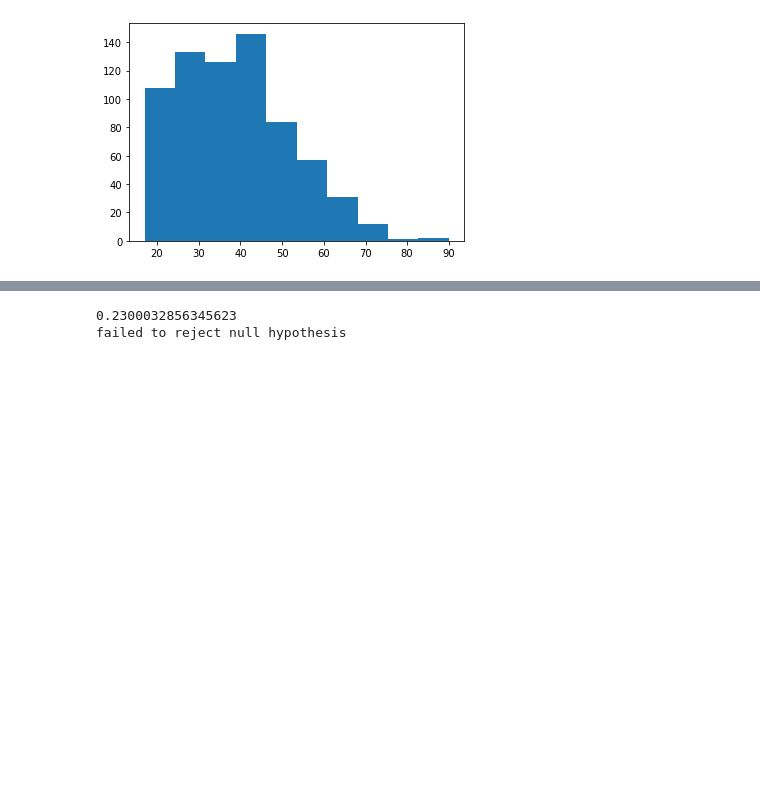
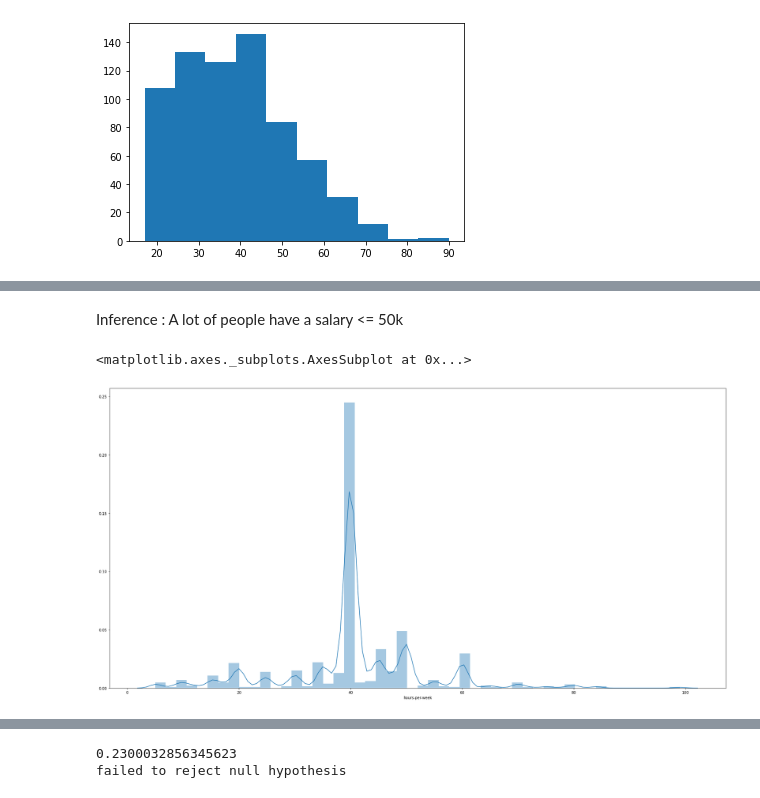
Before and after one commit to acmpesuecc/census_data, a Jupyter notebook: dataset3.ipynb, the cells around one changed output, grey strips where cells are left out. Cells and saved outputs as stored; diff of their text form; code cells hidden in the pictures; blank space fills up the shorter version.

```diff
--- a/dataset3.ipynb
+++ b/dataset3.ipynb
@@ -277,0 +276,8 @@ plt.show()
+# %% [markdown]
+Inference : A lot of people have a salary <= 50k
+# %%
+plt.figure(figsize=(30,15))
+sns.distplot(dataset['hours-per-week'])
+# %% [output]
+<matplotlib.axes._subplots.AxesSubplot at 0x...>
+[figure, added]
```
Also changed, not shown: parts of 9 cells of this notebook.
